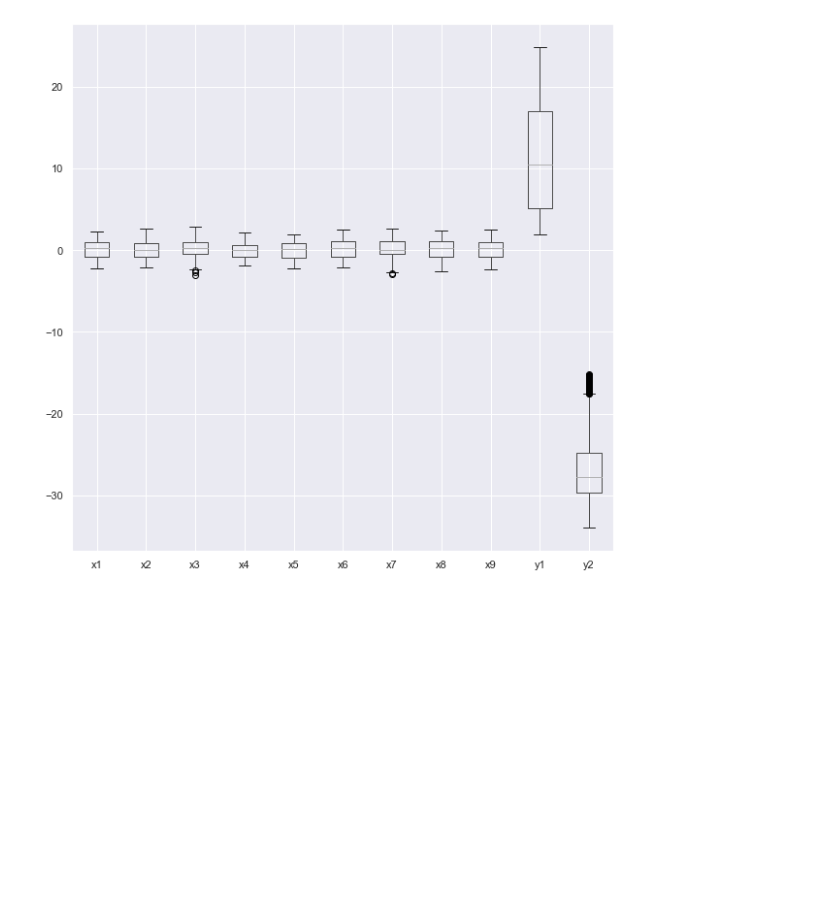
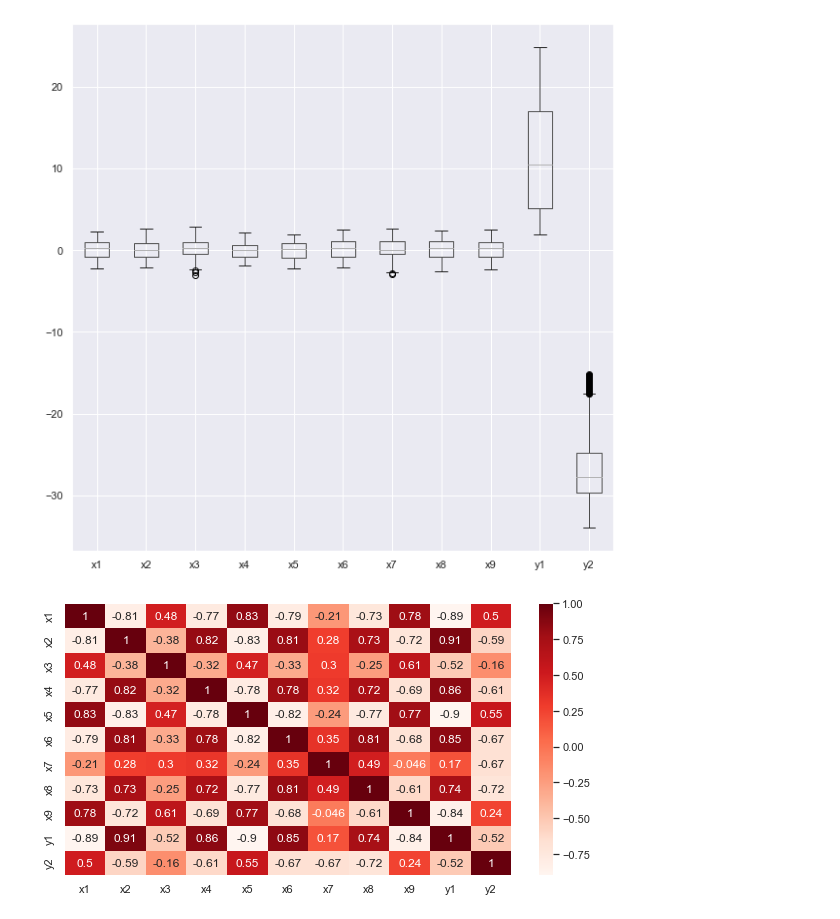
Before and after one commit to lorenzoleuzzi1/ml-project, a Jupyter notebook: exploration.ipynb, the cells around one changed output. Saved outputs shown, nothing was run; the diff lists cells and outputs as text; code cells hidden in the pictures; blank space fills up the shorter version.

```diff
--- a/exploration.ipynb
+++ b/exploration.ipynb
@@ -65,6 +65,8 @@ plt.show()
 # %% [output]
 [figure]
 # %%
-plt.figure(figsize=(5,5))
-sns.heatmap(data.corr(),annot=True)
+plt.figure(figsize=(10,5))
+sns.heatmap(data.corr(), cmap=plt.cm.Reds, annot=True)
 plt.show()
+# %% [output]
+[figure, added]
```
Also changed, not shown: parts of 1 cell of this notebook, 6 other files.
